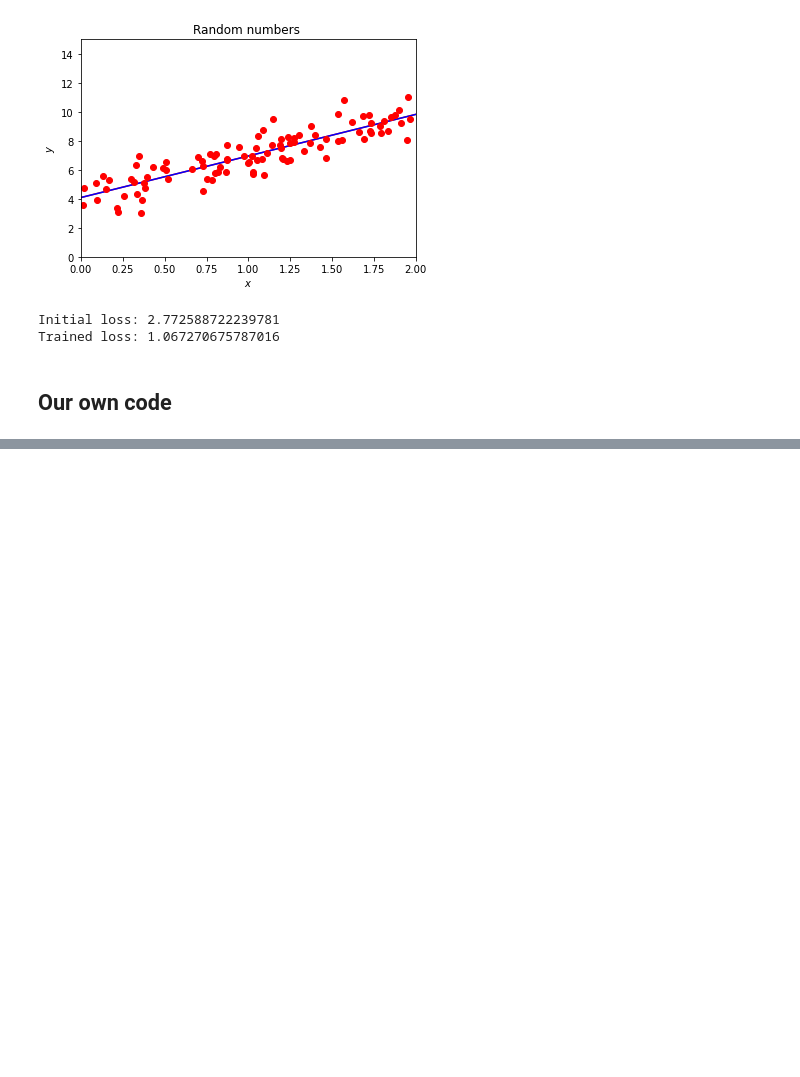
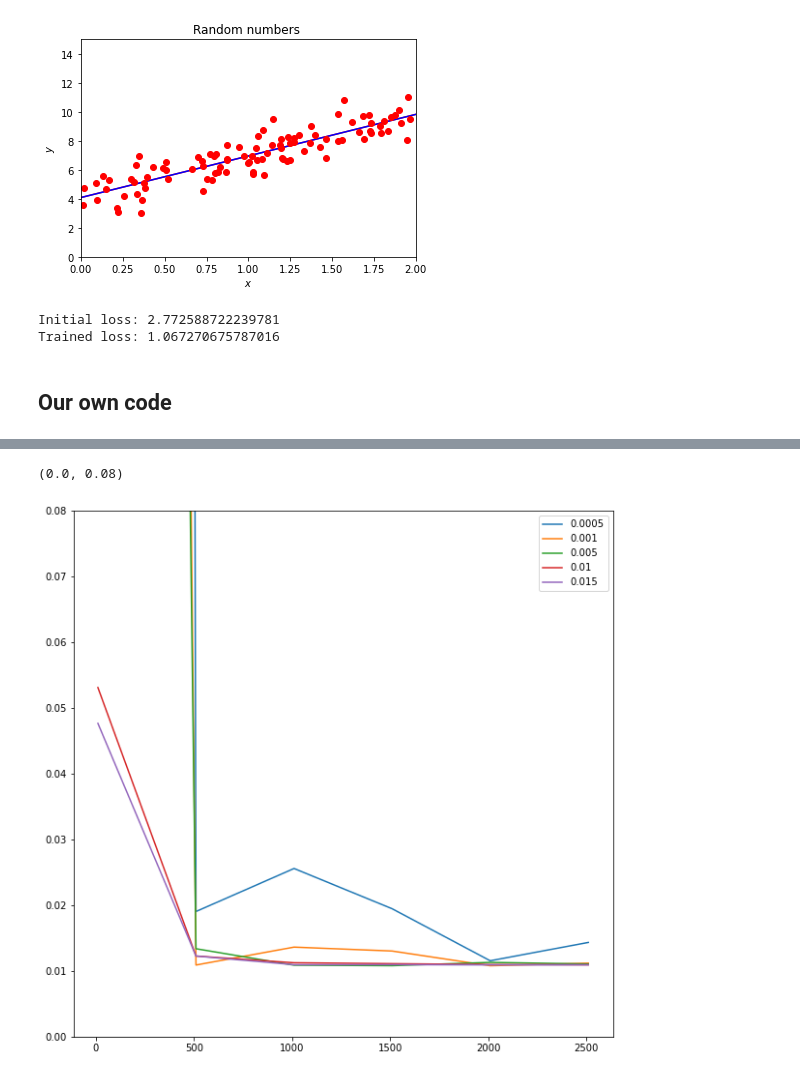
Before and after one commit to matteodales/-FYS-STK4155_Applied_Data_Analysis_and_Machine_Learning, a Jupyter notebook: project2/project2_notebook.ipynb, the cells around one changed output, grey strips where cells are left out. Saved outputs shown, nothing was run; the diff lists cells and outputs as text; code cells hidden in the pictures; blank space fills up the shorter version.

```diff
--- a/project2/project2_notebook.ipynb
+++ b/project2/project2_notebook.ipynb
@@ -491,0 +678,33 @@ print(gradient_descent_linreg(X, y, 1000))
+# %%
+n = 100
+x = np.random.rand(n,1)
+y = 1+3*x+2*x**2+0.1*np.random.randn(n,1)
+
+x_lins = np.linspace(0,1,100)
+
+X = np.c_[np.ones((n,1)), x, x**2]
+
+Xtrain, Xtest, ytrain, ytest = train_test_split(X, y, test_size=0.2)
+
+n_its_list = np.arange(10,3010,500)
+eta_list = [0.0005, 0.001, 0.005, 0.01, 0.015]
+MSE = np.zeros((len(n_its_list),len(eta_list)))
+
+for i in range(len(n_its_list)):
+    for j in range(len(eta_list)):
+
+        n_its = n_its_list[i]
+        eta = eta_list[j]
+
+        betas = gradient_descent(Xtrain, ytrain, eta, n_its)
+        ypred = Xtest @ betas
+        MSE[i][j] = mse(ytest,ypred)
+
+fig = plt.figure(figsize = (10,10))
+for j in range(len(eta_list)):
+    plt.plot(n_its_list,MSE[:,j], label = str(eta_list[j]))
+plt.legend()
+plt.ylim((0,0.08))
+# %% [output]
+(0.0, 0.08)
+[figure, added]
```
Also changed, not shown: parts of 14 cells of this notebook.
